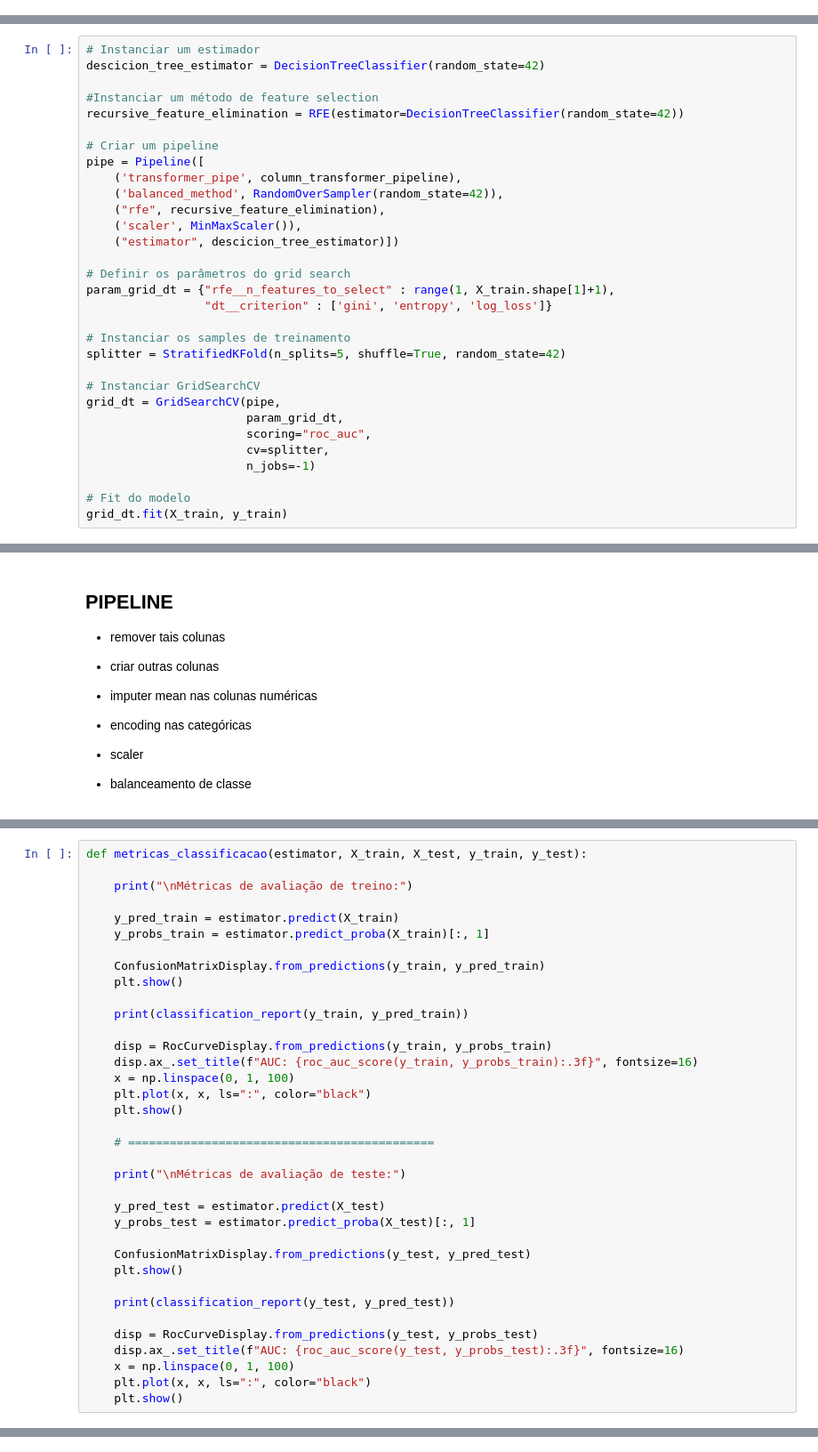
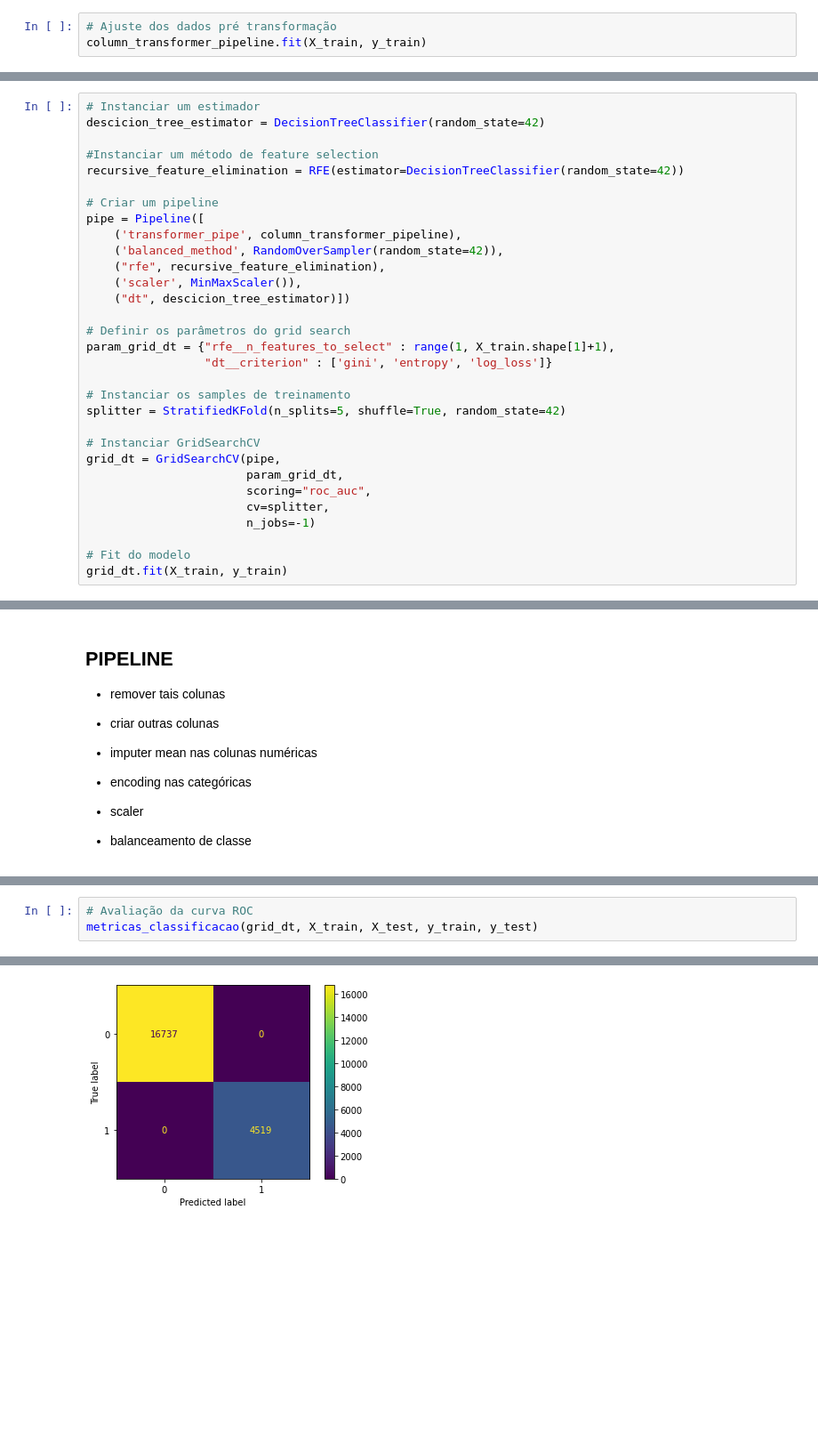
Before and after one commit to Gaws21/letscode_ML3_projeto, a Jupyter notebook: Projeto-ML-III.ipynb, the cells around one changed output, grey strips where cells are left out. Shown: that part at 89% size. Drawn from its saved outputs; the diff is of its cells as text; blank space fills up the shorter version.

```diff
--- a/Projeto-ML-III.ipynb
+++ b/Projeto-ML-III.ipynb
@@ -219,3 +207,6 @@ column_transformer_pipeline = ColumnTransformer([
     ('cat', categorical_pipeline, categorical_columns),
     ('num', numeric_pipeline, numerical_columns)
 ])
+# %%
+# Ajuste dos dados pré transformação
+column_transformer_pipeline.fit(X_train, y_train)
@@ -256,7 +272,7 @@ pipe = Pipeline([
     ('balanced_method', RandomOverSampler(random_state=42)),
     ("rfe", recursive_feature_elimination),
     ('scaler', MinMaxScaler()),
-    ("estimator", descicion_tree_estimator)])
+    ("dt", descicion_tree_estimator)])
 
 # Definir os parâmetros do grid search
 param_grid_dt = {"rfe__n_features_to_select" : range(1, X_train.shape[1]+1),
@@ -343,36 +352,0 @@ Usa o modelo dentro do pipeline
-# %%
-def metricas_classificacao(estimator, X_train, X_test, y_train, y_test):
-
-    print("\nMétricas de avaliação de treino:")
-
-    y_pred_train = estimator.predict(X_train)
-    y_probs_train = estimator.predict_proba(X_train)[:, 1]
-
-    ConfusionMatrixDisplay.from_predictions(y_train, y_pred_train)
-    plt.show()
-
-    print(classification_report(y_train, y_pred_train))
-
-    disp = RocCurveDisplay.from_predictions(y_train, y_probs_train)
-    disp.ax_.set_title(f"AUC: {roc_auc_score(y_train, y_probs_train):.3f}", fontsize=16)
-    x = np.linspace(0, 1, 100)
-    plt.plot(x, x, ls=":", color="black")
-    plt.show()
-
-    # ============================================
-
-    print("\nMétricas de avaliação de teste:")
-
-    y_pred_test = estimator.predict(X_test)
-    y_probs_test = estimator.predict_proba(X_test)[:, 1]
-
-    ConfusionMatrixDisplay.from_predictions(y_test, y_pred_test)
-    plt.show()
-
-    print(classification_report(y_test, y_pred_test))
-
-    disp = RocCurveDisplay.from_predictions(y_test, y_probs_test)
-    disp.ax_.set_title(f"AUC: {roc_auc_score(y_test, y_probs_test):.3f}", fontsize=16)
-    x = np.linspace(0, 1, 100)
-    plt.plot(x, x, ls=":", color="black")
-    plt.show()
@@ -381,0 +353,4 @@ def metricas_classificacao(estimator, X_train, X_test, y_train, y_test):
+# %%
+# Avaliação da curva ROC
+metricas_classificacao(grid_dt, X_train, X_test, y_train, y_test)
+# %% [output]
@@ -381,0 +358 @@ def metricas_classificacao(estimator, X_train, X_test, y_train, y_test):
+[figure, added]
```
Also changed, not shown: parts of 35 cells of this notebook, 2 other files.
